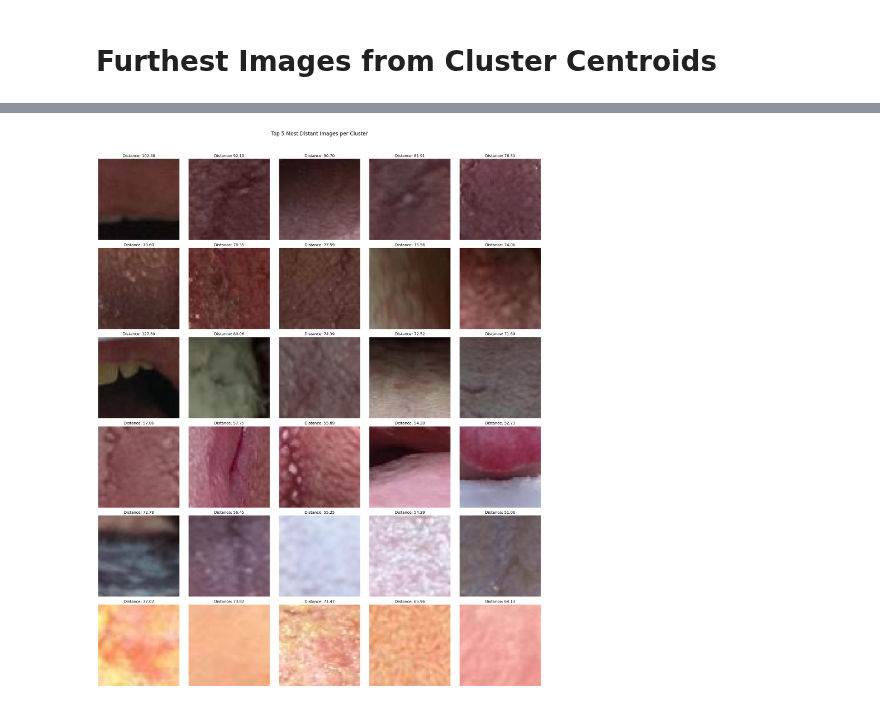
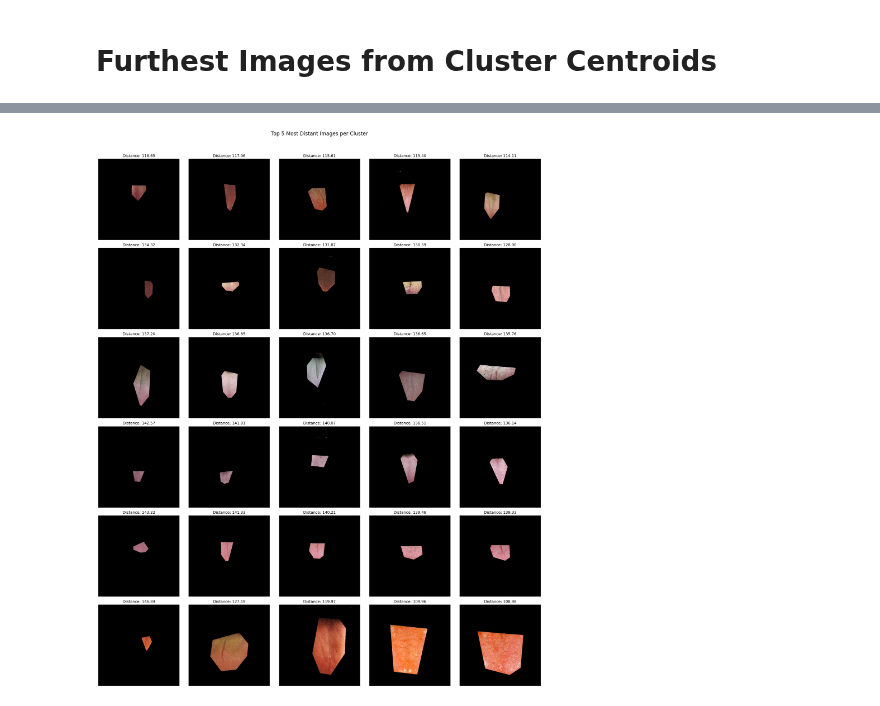
Before and after one commit to oyanchun/Synapxe-Tongue-Project, a Jupyter notebook: Model Development/clustering/Cluster Analysis (Coating).ipynb, the cells around one changed output, grey strips where cells are left out. Saved outputs shown, nothing was run; the diff lists cells and outputs as text; code cells hidden in the pictures.

```diff
--- a/Model Development/clustering/Cluster Analysis (Coating).ipynb
+++ b/Model Development/clustering/Cluster Analysis (Coating).ipynb
@@ -253,8 +253,8 @@ def visualize_clusters_average_colors(df_stats):
 # %% [markdown]
 # Cluster Statistics (All Pixels)
 # %%
-clusters_root_path = f"clusters/coating_no_oversaturated/{num_clusters}-clusters"
-all_pixels_csv_file_path = f'clusters_statistics_all_pixels_coating_{num_clusters}.csv'
+clusters_root_path = f"clusters/coating_center/{num_clusters}-clusters"
+all_pixels_csv_file_path = f'all_pixels_coating_center_{num_clusters}.csv'
 
 df_stats_all_pixels = collect_statistics(clusters_root_path)
 save_statistics_to_csv(df_stats_all_pixels, all_pixels_csv_file_path)
@@ -461,29 +469,29 @@ distances_df
 # %%
 distances_df = pd.read_csv(f'cluster_distances_coating_{num_clusters}.csv')
 
 # Get unique clusters
 clusters = distances_df['cluster'].unique()
 
 # Create a figure with subplots for each cluster
 fig, axes = plt.subplots(len(clusters), 5, figsize=(20, 4*len(clusters)))
 
 # For each cluster
 for cluster_idx, cluster in enumerate(clusters):
     # Get cluster-specific data
     cluster_data = distances_df[distances_df['cluster'] == cluster]
 
     # Get top 5 distant images for this cluster
     top_5_cluster = cluster_data.nlargest(5, 'centroid_distance')
 
     # Plot each image
     for img_idx, (_, row) in enumerate(top_5_cluster.iterrows()):
-        img = plt.imread(f'clusters/coating_no_oversaturated/{num_clusters}-clusters/' + row['cluster'] + '/' + row['image_name'])
+        img = plt.imread(f'clusters/coating_center/{num_clusters}-clusters/' + row['cluster'] + '/' + row['image_name'])
         axes[cluster_idx, img_idx].imshow(img)
         axes[cluster_idx, img_idx].set_title(f"Distance: {row['centroid_distance']:.2f}")
         axes[cluster_idx, img_idx].axis('off')
 
 plt.suptitle('Top 5 Most Distant Images per Cluster', fontsize=16, y=1.02)
 plt.tight_layout()
 plt.show()
 # %% [output]
-[figure, old version]
+[figure, new version]
```
Also changed, not shown: parts of 7 cells of this notebook, 3 other files.
